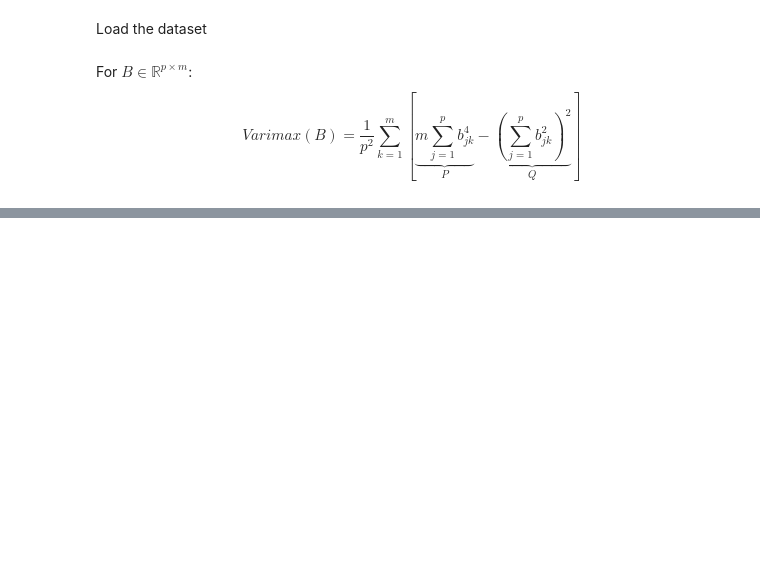
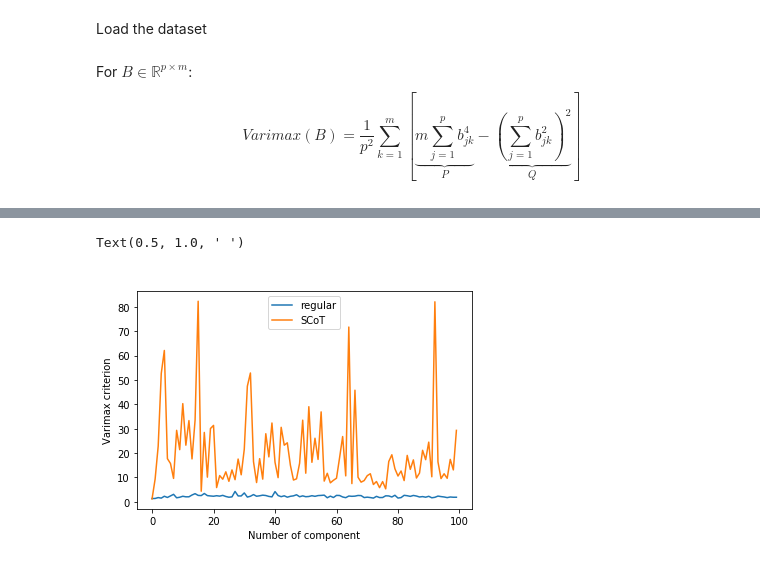
Before and after one commit to Jonas-JP-Peeters/Sparse-PCA-Project, a Jupyter notebook: Scripts/Main.ipynb, the cells around one changed output, grey strips where cells are left out. Drawn from its saved outputs; the diff is of its cells as text; code cells hidden in the pictures; blank space fills up the shorter version.

```diff
--- a/Scripts/Main.ipynb
+++ b/Scripts/Main.ipynb
@@ -490,0 +481,15 @@ reg_scotlass_14.plotCEV()
+# %%
+x = np.arange(len(reg_reg.pcs))
+
+vm_reg = np.apply_along_axis(varimax, axis = 1, arr = reg_reg.pcs)
+vm_scot = np.apply_along_axis(varimax, axis = 1, arr = reg_scot.pcs)
+
+plt.plot(x, vm_reg, label = "regular")
+plt.plot(x, vm_scot, label = "SCoT")
+plt.xlabel('Number of component')
+plt.ylabel('Varimax criterion')
+plt.legend()
+plt.title(' ')
+# %% [output]
+Text(0.5, 1.0, ' ')
+[figure, added]
```
Also changed, not shown: parts of 17 cells of this notebook, 1 other file.
